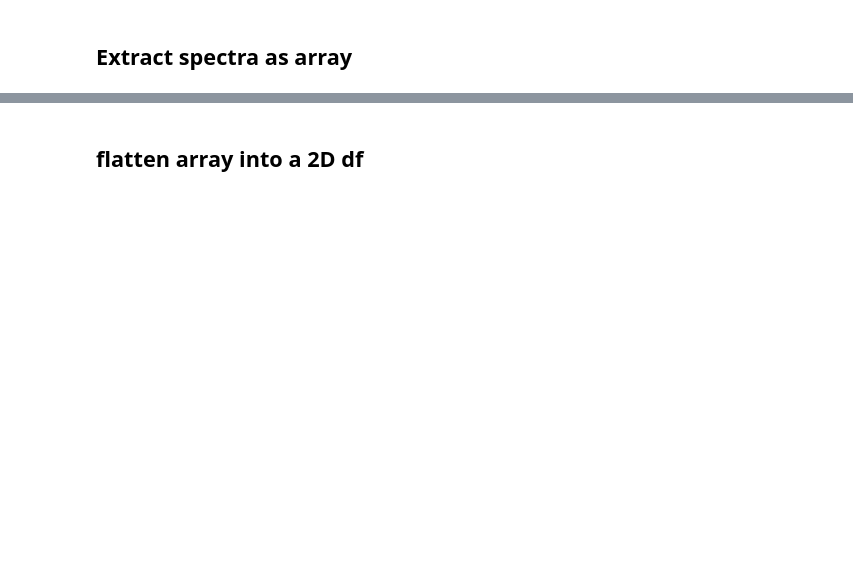
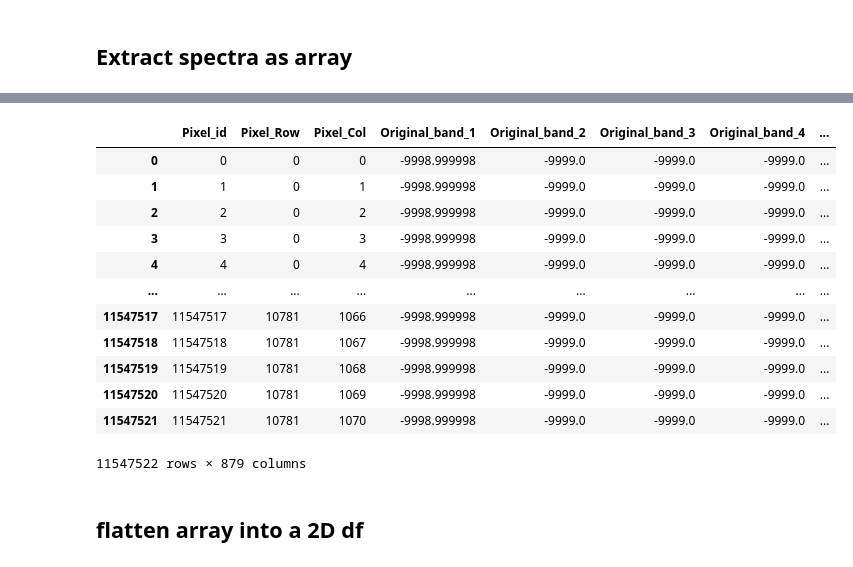
Before and after one commit to earthlab/cross-sensor-cal, a Jupyter notebook: reshape.ipynb, the cells around one changed output, grey strips where cells are left out. Cells and saved outputs as stored; diff of their text form; code cells hidden in the pictures; blank space fills up the shorter version.

```diff
--- a/reshape.ipynb
+++ b/reshape.ipynb
@@ -111,3 +27,0 @@ chunk_original = processor.get_chunk_from_extent(corrections=['some_correction']
-# %%
-combined_array = np.concatenate((chunk_corrected, chunk_original, chunk_5, chunk_7, chunk_8, chunk_9), axis=0)
-combined_array.shape
@@ -116,2 +88,71 @@ combined_array.shape
+# %%
+import pandas as pd
+import numpy as np
+
+def process_and_flatten_array(array, landsat_versions=[5, 7, 8, 9], bands_per_landsat=6):
+    """
+    Processes a 3D numpy array to a DataFrame, renames columns, and adds Pixel_id.
+
+    Parameters:
+    - array: A 3D numpy array of shape (bands, rows, cols).
+    - landsat_versions: A list of Landsat versions to use for naming.
+    - bands_per_landsat: Number of bands per Landsat version.
+
+    Returns:
+    - A pandas DataFrame with processed and renamed columns and added Pixel_id.
+    """
+    if len(array.shape) != 3:
+        raise ValueError("Input array must be 3-dimensional.")
+
+    # Flatten the array
+    bands, rows, cols = array.shape
+    reshaped_array = array.reshape(bands, -1).T  # Transpose to make bands as columns
+    pixel_indices = np.indices((rows, cols)).reshape(2, -1).T  # Row and col indices
+
+    # Create DataFrame
+    df = pd.DataFrame(reshaped_array, columns=[f'Band_{i+1}' for i in range(bands)])
+    df.insert(0, 'Pixel_Col', pixel_indices[:, 1])
+    df.insert(0, 'Pixel_Row', pixel_indices[:, 0])
+    df.insert(0, 'Pixel_id', np.arange(len(df)))
+
+    # Renaming columns
+    total_bands = bands
+    original_and_corrected_bands = total_bands - bands_per_landsat * len(landsat_versions)
+    band_per_version = original_and_corrected_bands // 2  # Assuming equal original and corrected bands
+
+    new_names = ([f"Original_band_{i}" for i in range(1, band_per_version + 1)] +
+                 [f"Corrected_band_{i}" for i in range(1, band_per_version + 1)])
+
+    for version in landsat_versions:
+        new_names.extend([f"Landsat_{version}_band_{i}" for i in range(1, bands_per_landsat + 1)])
+
+    # Apply new column names for band columns
+    df.columns = ['Pixel_id', 'Pixel_Row', 'Pixel_Col'] + new_names
+
+    return df
+
+# Example usage with a hypothetical array shape
+# Assume 'combined_array' is your loaded and combined 3D numpy array
+# combined_array = np.random.rand(426*2 + 4*6, 100, 100)  # Example array
+
+# Process and flatten the array
+df_processed = process_and_flatten_array(combined_array)
+
+# Now 'df_processed' is the DataFrame with renamed columns and added Pixel_id
+df_processed
+# %% [output]
+|  | Pixel_id | Pixel_Row | Pixel_Col | Original_band_1 | Original_band_2 | Original_band_3 | Original_band_4 | ... |
+| 0 | 0 | 0 | 0 | -9998.999998 | -9999.0 | -9999.0 | -9999.0 | ... |
+| 1 | 1 | 0 | 1 | -9998.999998 | -9999.0 | -9999.0 | -9999.0 | ... |
+| 2 | 2 | 0 | 2 | -9998.999998 | -9999.0 | -9999.0 | -9999.0 | ... |
+| 3 | 3 | 0 | 3 | -9998.999998 | -9999.0 | -9999.0 | -9999.0 | ... |
+| 4 | 4 | 0 | 4 | -9998.999998 | -9999.0 | -9999.0 | -9999.0 | ... |
+| ... | ... | ... | ... | ... | ... | ... | ... | ... |
+| 11547517 | 11547517 | 10781 | 1066 | -9998.999998 | -9999.0 | -9999.0 | -9999.0 | ... |
+| 11547518 | 11547518 | 10781 | 1067 | -9998.999998 | -9999.0 | -9999.0 | -9999.0 | ... |
+| 11547519 | 11547519 | 10781 | 1068 | -9998.999998 | -9999.0 | -9999.0 | -9999.0 | ... |
+| 11547520 | 11547520 | 10781 | 1069 | -9998.999998 | -9999.0 | -9999.0 | -9999.0 | ... |
+| 11547521 | 11547521 | 10781 | 1070 | -9998.999998 | -9999.0 | -9999.0 | -9999.0 | ... |
+11547522 rows × 879 columns
 # %% [markdown]
 ## flatten array into a 2D df
```
Also changed, not shown: parts of 13 cells of this notebook.
